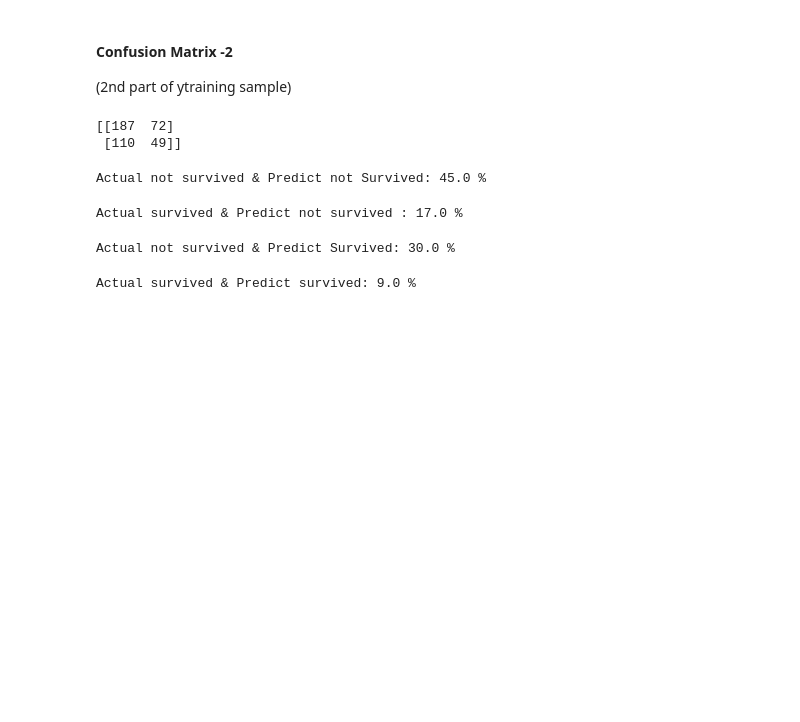
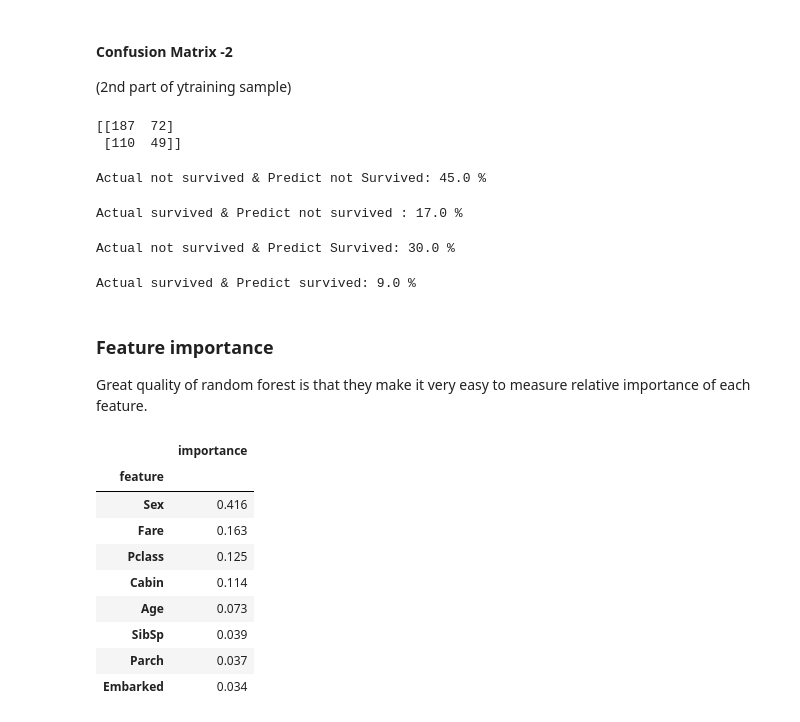
Before and after one commit to jayrajan/Titanic_ML, a Jupyter notebook: Titanic_ML.ipynb, the cells around one changed output. Cells and saved outputs as stored; diff of their text form; code cells hidden in the pictures; blank space fills up the shorter version.

```diff
--- a/Titanic_ML.ipynb
+++ b/Titanic_ML.ipynb
@@ -772,3 +772,21 @@ Actual not survived & Predict Survived: 30.0 %
 print('Actual survived & Predict survived:',round((cm[1,1]/len(predictions))*100),'%')
 # %% [output]
 Actual survived & Predict survived: 9.0 %
+# %% [markdown]
+### Feature importance
+Great quality of random forest is that they make it very easy to measure relative importance of each feature.
+# %%
+importances = pd.DataFrame({'feature':features,'importance':np.round(titanic_model.feature_importances_,3)})
+importances = importances.sort_values('importance',ascending=False).set_index('feature')
+importances.head(15)
+# %% [output]
+|  | importance |
+| feature |  |
+| Sex | 0.416 |
+| Fare | 0.163 |
+| Pclass | 0.125 |
+| Cabin | 0.114 |
+| Age | 0.073 |
+| SibSp | 0.039 |
+| Parch | 0.037 |
+| Embarked | 0.034 |
```
Also changed, not shown: parts of 2 cells of this notebook.
